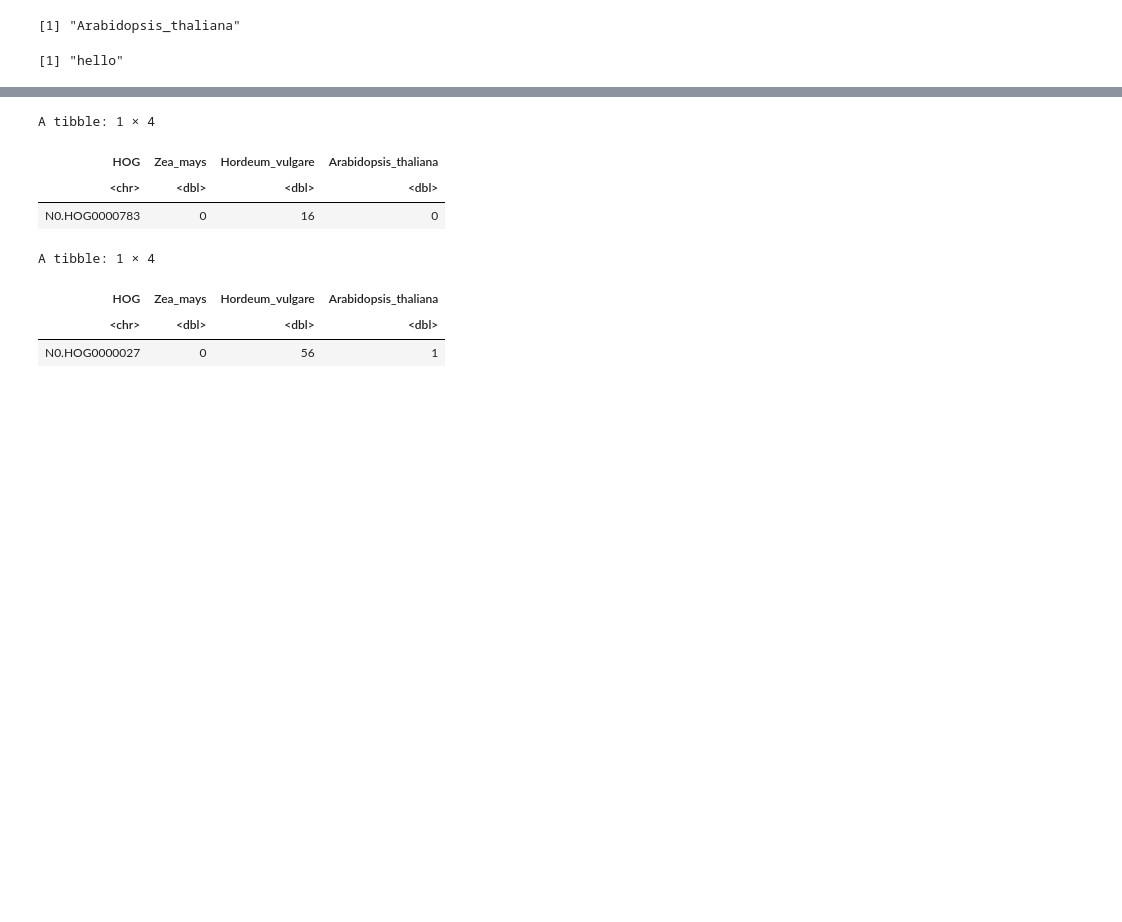
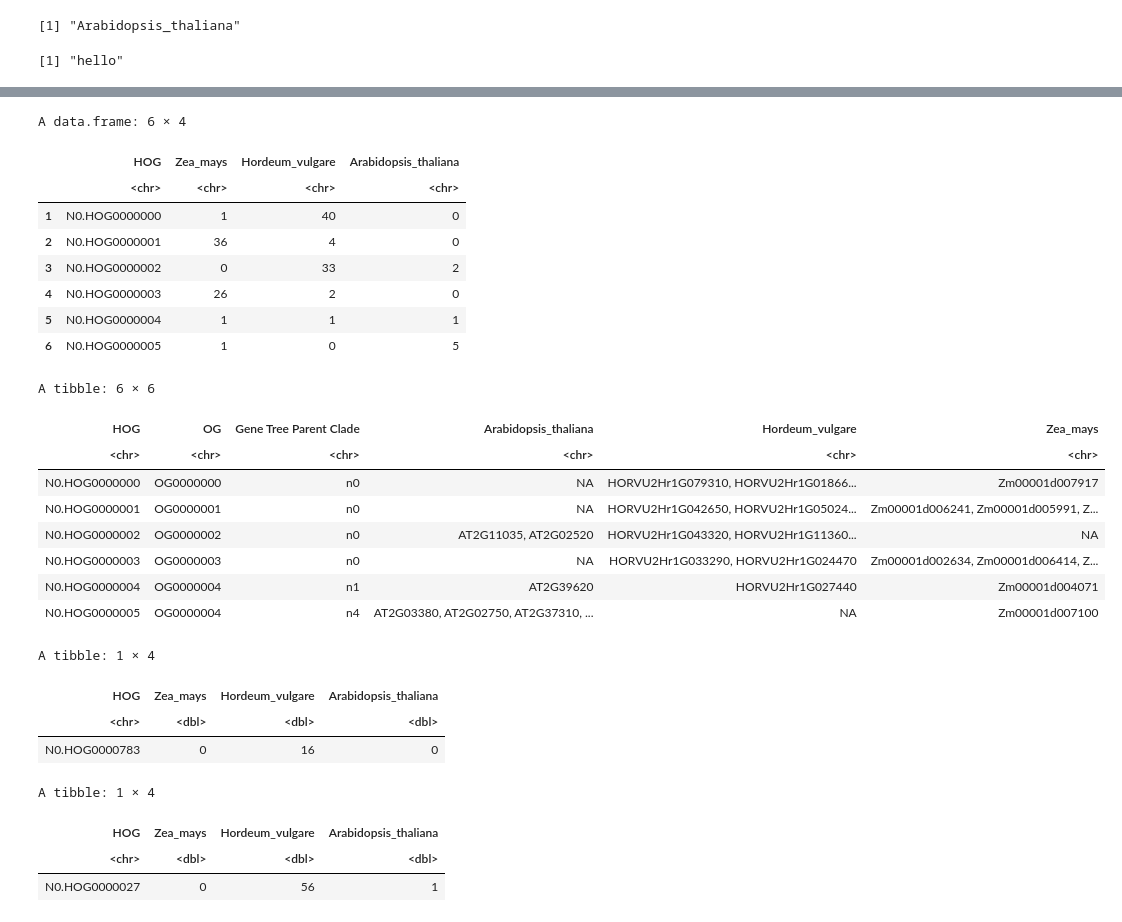
Before and after one commit to tgstoecker/A2TEA.Workflow, a Jupyter notebook: notebooks/R_expansion.ipynb, the cells around one changed output, grey strips where cells are left out. Cells and saved outputs as stored; diff of their text form; code cells hidden in the pictures; blank space fills up the shorter version.

```diff
--- a/notebooks/R_expansion.ipynb
+++ b/notebooks/R_expansion.ipynb
@@ -290,3 +287,25 @@ A tibble: 6 × 4
+# %%
+head(HOG_df)
+head(ph_orthogroups)
+# %% [output]
+A data.frame: 6 × 4
+|  | HOG | Zea_mays | Hordeum_vulgare | Arabidopsis_thaliana |
+|  | <chr> | <chr> | <chr> | <chr> |
+| 1 | N0.HOG0000000 | 1 | 40 | 0 |
+| 2 | N0.HOG0000001 | 36 | 4 | 0 |
+| 3 | N0.HOG0000002 | 0 | 33 | 2 |
+| 4 | N0.HOG0000003 | 26 | 2 | 0 |
+| 5 | N0.HOG0000004 | 1 | 1 | 1 |
+| 6 | N0.HOG0000005 | 1 | 0 | 5 |
+A tibble: 6 × 6
+| HOG | OG | Gene Tree Parent Clade | Arabidopsis_thaliana | Hordeum_vulgare | Zea_mays |
+| <chr> | <chr> | <chr> | <chr> | <chr> | <chr> |
+| N0.HOG0000000 | OG0000000 | n0 | NA | HORVU2Hr1G079310, HORVU2Hr1G01866... | Zm00001d007917 |
+| N0.HOG0000001 | OG0000001 | n0 | NA | HORVU2Hr1G042650, HORVU2Hr1G05024... | Zm00001d006241, Zm00001d005991, Z... |
+| N0.HOG0000002 | OG0000002 | n0 | AT2G11035, AT2G02520 | HORVU2Hr1G043320, HORVU2Hr1G11360... | NA |
+| N0.HOG0000003 | OG0000003 | n0 | NA | HORVU2Hr1G033290, HORVU2Hr1G024470 | Zm00001d002634, Zm00001d006414, Z... |
+| N0.HOG0000004 | OG0000004 | n1 | AT2G39620 | HORVU2Hr1G027440 | Zm00001d004071 |
+| N0.HOG0000005 | OG0000004 | n4 | AT2G03380, AT2G02750, AT2G37310, ... | NA | Zm00001d007100 |
 # %%
 #head(my_tibble)
 #tail(my_tibble)
```
Also changed, not shown: parts of 5 cells of this notebook, 2 other files.
